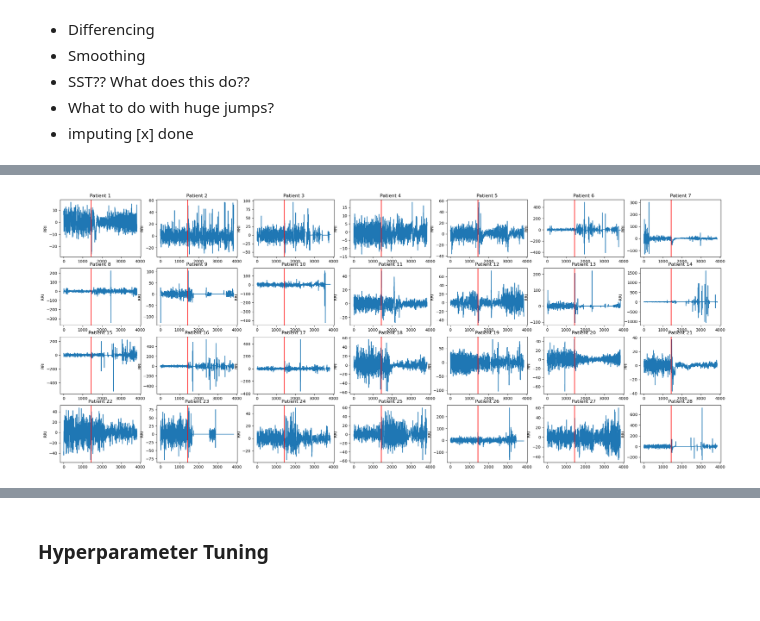
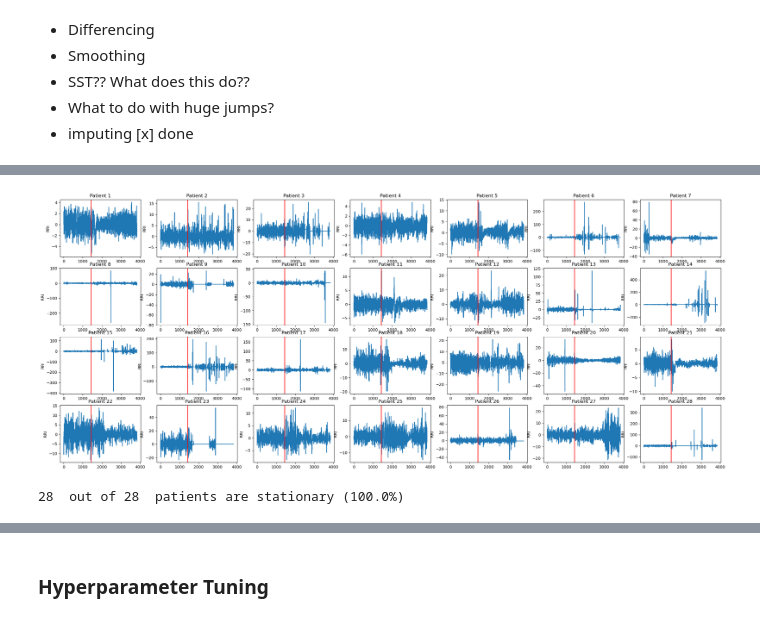
Before and after one commit to celisa/Heart-Rate-Variability-Repo, a Jupyter notebook: 02_code/final_project.ipynb, the cells around one changed output, grey strips where cells are left out. Cells and saved outputs as stored; diff of their text form; code cells hidden in the pictures.

```diff
--- a/02_code/final_project.ipynb
+++ b/02_code/final_project.ipynb
@@ -123,13 +111,26 @@ Name: rri_1, Length: 3841, dtype: float64
 # %%
 # plot the differences
 
 fig, axs = plt.subplots(4, 7, figsize=(30, 12))
 
 for i in range(4):
     for j in range(7):
-        axs[i,j].plot(rris['time'], rris["rri_" + str(i*7+j+1)].diff(periods = 5))
+        axs[i,j].plot(rris['time'], rris["rri_" + str(i*7+j+1)].diff(periods = 1))
         axs[i,j].set_title('Patient ' + str(i*7+j+1))
         axs[i,j].set_ylabel('RRI')
         axs[i, j].axvline(x = 1440, color = 'r', label = 'axvline - full height')
 # %% [output]
-[figure, old version]
+[figure, new version]
+# %%
+# performing stationarity checks after differencing
+patients = []
+p_values = []
+periods = 1
+for patient in range(len(rris.columns) - 1):
+    patients.append(patient + 1)
+    p_values.append(adfuller(rris.iloc[:,patient].diff(periods = periods).dropna())[1])
+stationarity_checks = pd.DataFrame({'patient': patients, 'p-value': p_values})
+stationarity_checks['is_stationary'] = np.where(stationarity_checks['p-value'] < 0.05, 1, 0)
+print(stationarity_checks['is_stationary'].sum(), ' out of', len(stationarity_checks), ' patients are stationary', "(" + str(round(stationarity_checks['is_stationary'].sum()/len(stationarity_checks)*100, 2)) + "%)")
+# %% [output]
+28  out of 28  patients are stationary (100.0%)
```
Also changed, not shown: parts of 14 cells of this notebook, 3 other files.
